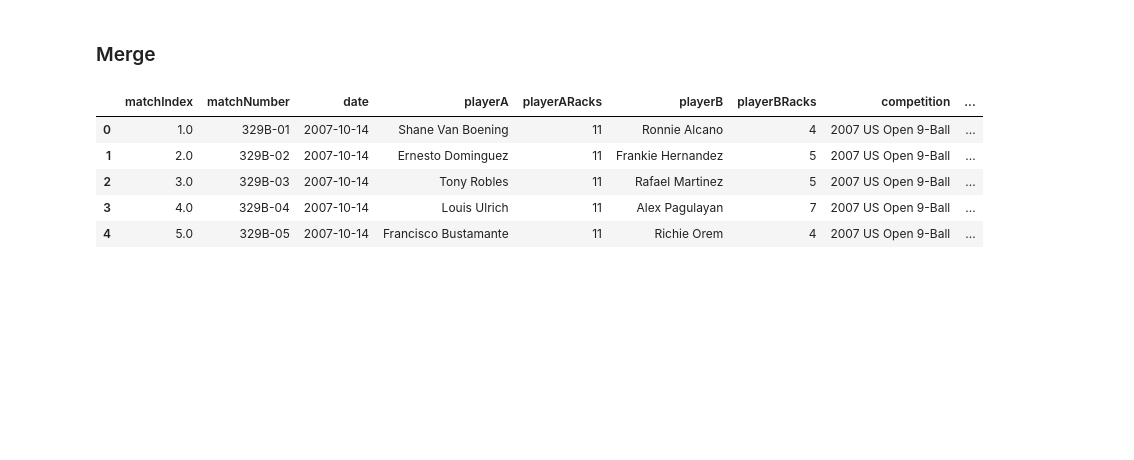
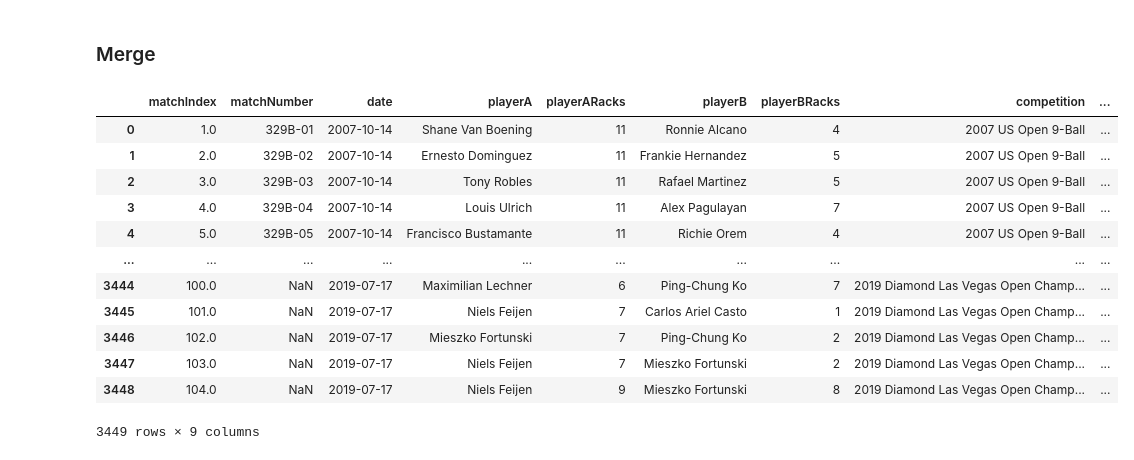
Before and after one commit to sethbilliau/SportsAnalytics, a Jupyter notebook: final/cuescoreScraper.ipynb, the cells around one changed output. Drawn from its saved outputs; the diff is of its cells as text; code cells hidden in the pictures; blank space fills up the shorter version.

```diff
--- a/final/cuescoreScraper.ipynb
+++ b/final/cuescoreScraper.ipynb
@@ -830,0 +987,5 @@ wpm.date = pd.to_datetime(wpm['date'])
+# %%
+# 2019 Diamond Las Vegas Open Championship"
+url = 'https://ctsondemand.com/mobilebracketviewer.aspx?BracketID=6d447bc6-b292-417e-b3a3-96d81d410c54'
+lasVegas = CSI_scraper(url, datetime.datetime(2019, 7, 17), "2019 Diamond Las Vegas Open Championship")
+lasVegas
@@ -830,0 +1006,26 @@ wpm.date = pd.to_datetime(wpm['date'])
+# %%
+csiFull = pd.merge(wpaPlayers, wpaPlayers1, on=["playerA", "playerB", "playerARacks",
+                                           "playerBRacks", 'date', 'matchIndex',
+                                          "competition"],
+                  how='outer')
+csiFull = pd.merge(csiFull, wpaPlayers2, on=["playerA", "playerB", "playerARacks",
+                                   "playerBRacks", 'date', 'matchIndex',
+                                          "competition"],
+                  how='outer')
+csiFull = pd.merge(csiFull, wpaPlayers3, on=["playerA", "playerB", "playerARacks",
+                                           "playerBRacks", 'date', 'matchIndex',
+                                          "competition"],
+                  how='outer')
+csiFull = pd.merge(csiFull, wpaPlayers4, on=["playerA", "playerB", "playerARacks",
+                                           "playerBRacks", 'date', 'matchIndex',
+                                          "competition"],
+                  how='outer')
+
+csiFull = pd.merge(csiFull, lasVegas, on=["playerA", "playerB", "playerARacks",
+                                   "playerBRacks", 'date', 'matchIndex',
+                                          "competition"],
+                  how='outer')
+
+csiFull['playerA'] = csiFull['playerA'].str.strip()
+csiFull['playerB'] = csiFull['playerB'].str.strip()
+csiFull
@@ -837,37 +1052,49 @@ fulldf1 = pd.merge(accustats, eurotour, on=["playerA", "playerB", "playerARacks"
                   how='outer')
 fulldf2 = pd.merge(fulldf1, wpa, on=["playerA", "playerB", "playerARacks",
                                    "playerBRacks", 'date', 'matchIndex',
                                           "competition"],
                   how='outer')
 fulldf3 = pd.merge(fulldf2, usopen, on=["playerA", "playerB", "playerARacks",
                                            "playerBRacks", 'date', 'matchIndex',
                                           "competition"],
                   how='outer')
 fulldf4 = pd.merge(fulldf3, tstone, on=["playerA", "playerB", "playerARacks",
                                            "playerBRacks", 'date', 'matchIndex',
                                           "competition"],
                   how='outer')
 
 fulldf5 = pd.merge(fulldf4, wpa2, on=["playerA", "playerB", "playerARacks",
                                    "playerBRacks", 'date', 'matchIndex',
                                           "competition"],
                   how='outer')
 
 fulldf6 = pd.merge(fulldf5, wpm, on=["playerA", "playerB", "playerARacks",
                                    "playerBRacks", 'date', 'matchIndex',
                                           "competition"],
                   how='outer')
-fulldf6['playerA'] = fulldf6['playerA'].str.strip()
-fulldf6['playerB'] = fulldf6['playerB'].str.strip()
-fulldf = fulldf6
-fulldf.head()
+fulldf7 = pd.merge(fulldf6, csiFull, on=["playerA", "playerB", "playerARacks",
+                                   "playerBRacks", 'date', 'matchIndex',
+                                          "competition"],
+                  how='outer')
+
+fulldf = fulldf7
+fulldf['playerA'] = fulldf['playerA'].str.strip()
+fulldf['playerB'] = fulldf['playerB'].str.strip()
+fulldf
 # %% [output]
 |  | matchIndex | matchNumber | date | playerA | playerARacks | playerB | playerBRacks | competition | ... |
 | 0 | 1.0 | 329B-01 | 2007-10-14 | Shane Van Boening | 11 | Ronnie Alcano | 4 | 2007 US Open 9-Ball | ... |
 | 1 | 2.0 | 329B-02 | 2007-10-14 | Ernesto Dominguez | 11 | Frankie Hernandez | 5 | 2007 US Open 9-Ball | ... |
 | 2 | 3.0 | 329B-03 | 2007-10-14 | Tony Robles | 11 | Rafael Martinez | 5 | 2007 US Open 9-Ball | ... |
 | 3 | 4.0 | 329B-04 | 2007-10-14 | Louis Ulrich | 11 | Alex Pagulayan | 7 | 2007 US Open 9-Ball | ... |
 | 4 | 5.0 | 329B-05 | 2007-10-14 | Francisco Bustamante | 11 | Richie Orem | 4 | 2007 US Open 9-Ball | ... |
+| ... | ... | ... | ... | ... | ... | ... | ... | ... | ... |
+| 3444 | 100.0 | NaN | 2019-07-17 | Maximilian Lechner | 6 | Ping-Chung Ko | 7 | 2019 Diamond Las Vegas Open Champ... | ... |
+| 3445 | 101.0 | NaN | 2019-07-17 | Niels Feijen | 7 | Carlos Ariel Casto | 1 | 2019 Diamond Las Vegas Open Champ... | ... |
+| 3446 | 102.0 | NaN | 2019-07-17 | Mieszko Fortunski | 7 | Ping-Chung Ko | 2 | 2019 Diamond Las Vegas Open Champ... | ... |
+| 3447 | 103.0 | NaN | 2019-07-17 | Niels Feijen | 7 | Mieszko Fortunski | 2 | 2019 Diamond Las Vegas Open Champ... | ... |
+| 3448 | 104.0 | NaN | 2019-07-17 | Niels Feijen | 9 | Mieszko Fortunski | 8 | 2019 Diamond Las Vegas Open Champ... | ... |
+3449 rows × 9 columns
 # %%
 def deduplicate_names(series):
     def switcher(argument):
```
Also changed, not shown: parts of 14 cells of this notebook, 6 other files.
